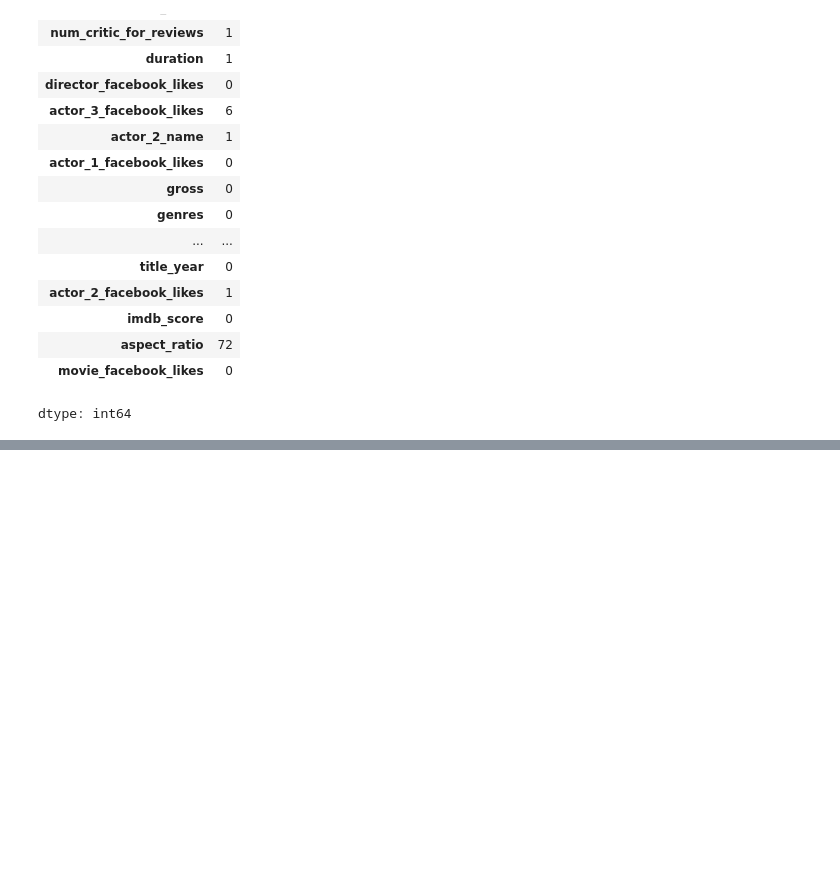
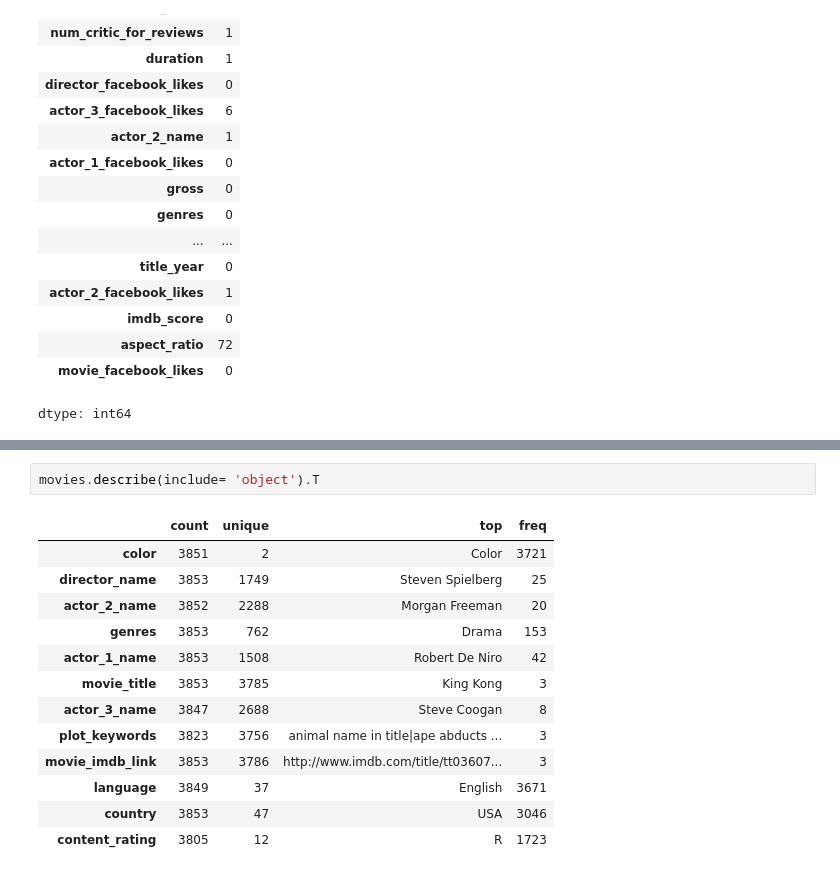
Before and after one commit to Spidy394/Program_Manhatten, a Jupyter notebook: Day_2.ipynb, the cells around one changed output, grey strips where cells are left out. Saved outputs shown, nothing was run; the diff lists cells and outputs as text; blank space fills up the shorter version.

```diff
--- a/Day_2.ipynb
+++ b/Day_2.ipynb
@@ -124,0 +207,16 @@ dtype: int64
+# %%
+movies.describe(include= 'object').T
+# %% [output]
+|  | count | unique | top | freq |
+| color | 3851 | 2 | Color | 3721 |
+| director_name | 3853 | 1749 | Steven Spielberg | 25 |
+| actor_2_name | 3852 | 2288 | Morgan Freeman | 20 |
+| genres | 3853 | 762 | Drama | 153 |
+| actor_1_name | 3853 | 1508 | Robert De Niro | 42 |
+| movie_title | 3853 | 3785 | King Kong | 3 |
+| actor_3_name | 3847 | 2688 | Steve Coogan | 8 |
+| plot_keywords | 3823 | 3756 | animal name in title|ape abducts ... | 3 |
+| movie_imdb_link | 3853 | 3786 | http://www.imdb.com/title/tt03607... | 3 |
+| language | 3849 | 37 | English | 3671 |
+| country | 3853 | 47 | USA | 3046 |
+| content_rating | 3805 | 12 | R | 1723 |
```
Also changed, not shown: parts of 8 cells of this notebook.
